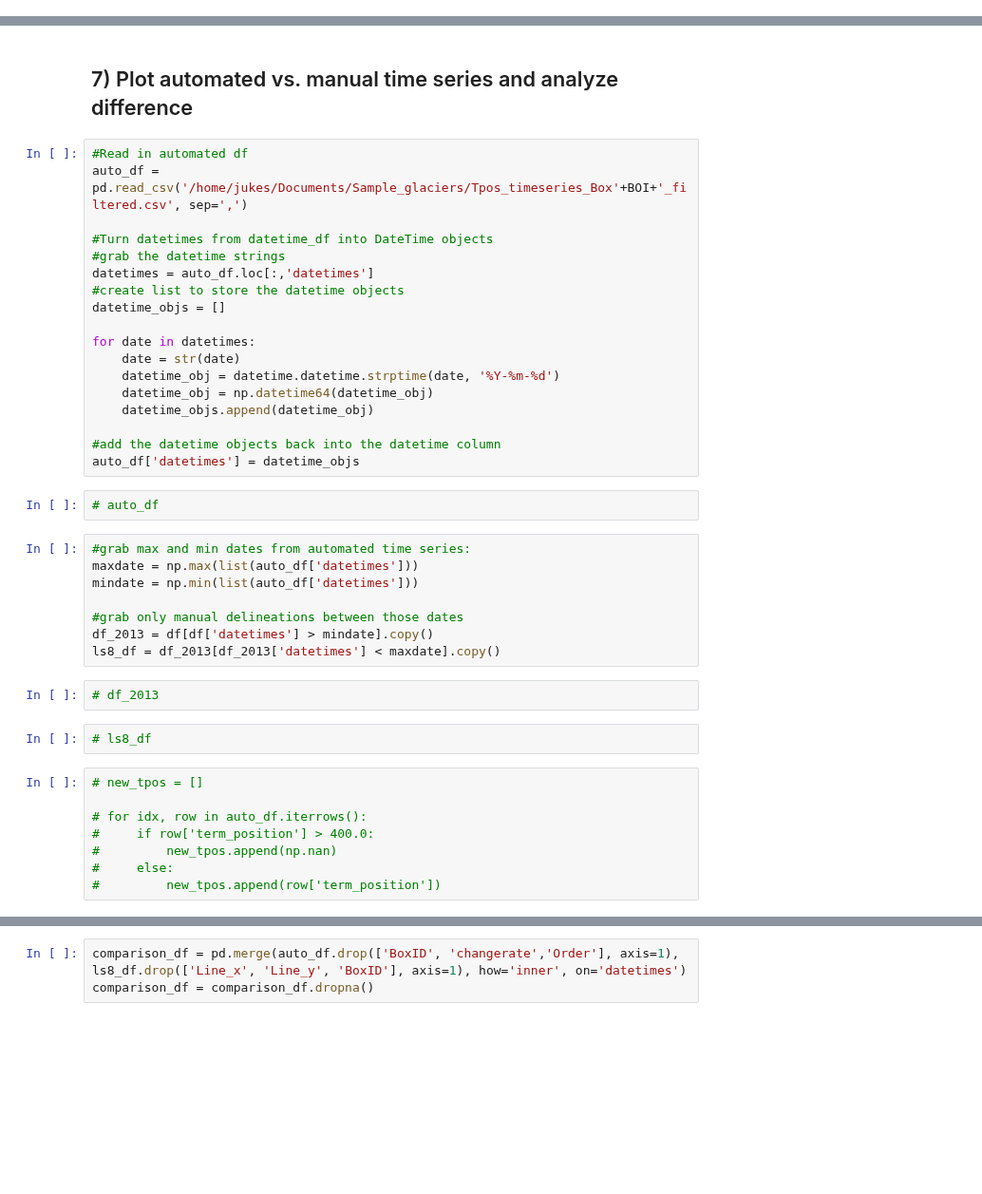
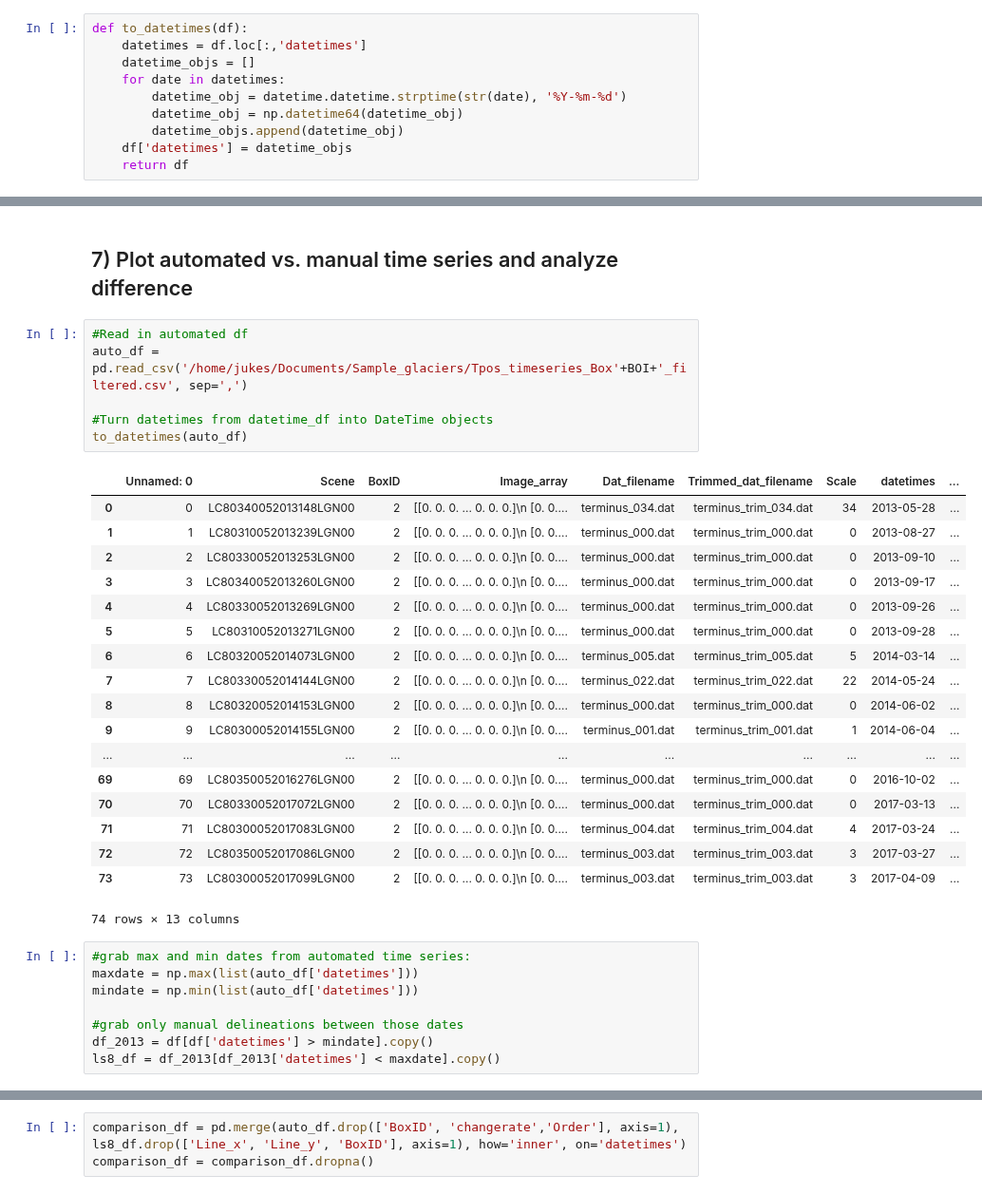
Before and after one commit to jukesliu/automated-glacier-terminus, a Jupyter notebook: Manual_delineations.ipynb, the cells around one changed output, grey strips where cells are left out. Shown at 95% size. Cells and saved outputs as stored; diff of their text form; blank space fills up the shorter version.

```diff
--- a/Manual_delineations.ipynb
+++ b/Manual_delineations.ipynb
@@ -45,6 +48,16 @@ def within(value, setval, interval):
 def distance(x1, y1, x2, y2):
     dist = math.sqrt(((x2-x1)**2)+((y2-y1)**2))
     return dist
+# %%
+def to_datetimes(df):
+    datetimes = df.loc[:,'datetimes']
+    datetime_objs = []
+    for date in datetimes:
+        datetime_obj = datetime.datetime.strptime(str(date), '%Y-%m-%d')
+        datetime_obj = np.datetime64(datetime_obj)
+        datetime_objs.append(datetime_obj)
+    df['datetimes'] = datetime_objs
+    return df
 # %% [markdown]
 ## 1) Reproject manual delineation shapefiles into Greenland Polar Stereo and grab BoxIDs
 
@@ -750,23 +639,28 @@ plt.show()
 # %%
 #Read in automated df
 auto_df = pd.read_csv('/home/jukes/Documents/Sample_glaciers/Tpos_timeseries_Box'+BOI+'_filtered.csv', sep=',')
 
 #Turn datetimes from datetime_df into DateTime objects
-#grab the datetime strings
-datetimes = auto_df.loc[:,'datetimes']
-#create list to store the datetime objects
-datetime_objs = []
-
-for date in datetimes:
-    date = str(date)
-    datetime_obj = datetime.datetime.strptime(date, '%Y-%m-%d')
-    datetime_obj = np.datetime64(datetime_obj)
-    datetime_objs.append(datetime_obj)
-
-#add the datetime objects back into the datetime column
-auto_df['datetimes'] = datetime_objs
+to_datetimes(auto_df)
+# %% [output]
+|  | Unnamed: 0 | Scene | BoxID | Image_array | Dat_filename | Trimmed_dat_filename | Scale | datetimes | ... |
+| 0 | 0 | LC80340052013148LGN00 | 2 | [[0. 0. 0. ... 0. 0. 0.]\n [0. 0.... | terminus_034.dat | terminus_trim_034.dat | 34 | 2013-05-28 | ... |
+| 1 | 1 | LC80310052013239LGN00 | 2 | [[0. 0. 0. ... 0. 0. 0.]\n [0. 0.... | terminus_000.dat | terminus_trim_000.dat | 0 | 2013-08-27 | ... |
+| 2 | 2 | LC80330052013253LGN00 | 2 | [[0. 0. 0. ... 0. 0. 0.]\n [0. 0.... | terminus_000.dat | terminus_trim_000.dat | 0 | 2013-09-10 | ... |
+| 3 | 3 | LC80340052013260LGN00 | 2 | [[0. 0. 0. ... 0. 0. 0.]\n [0. 0.... | terminus_000.dat | terminus_trim_000.dat | 0 | 2013-09-17 | ... |
+| 4 | 4 | LC80330052013269LGN00 | 2 | [[0. 0. 0. ... 0. 0. 0.]\n [0. 0.... | terminus_000.dat | terminus_trim_000.dat | 0 | 2013-09-26 | ... |
+| 5 | 5 | LC80310052013271LGN00 | 2 | [[0. 0. 0. ... 0. 0. 0.]\n [0. 0.... | terminus_000.dat | terminus_trim_000.dat | 0 | 2013-09-28 | ... |
+| 6 | 6 | LC80320052014073LGN00 | 2 | [[0. 0. 0. ... 0. 0. 0.]\n [0. 0.... | terminus_005.dat | terminus_trim_005.dat | 5 | 2014-03-14 | ... |
+| 7 | 7 | LC80330052014144LGN00 | 2 | [[0. 0. 0. ... 0. 0. 0.]\n [0. 0.... | terminus_022.dat | terminus_trim_022.dat | 22 | 2014-05-24 | ... |
+| 8 | 8 | LC80320052014153LGN00 | 2 | [[0. 0. 0. ... 0. 0. 0.]\n [0. 0.... | terminus_000.dat | terminus_trim_000.dat | 0 | 2014-06-02 | ... |
+| 9 | 9 | LC80300052014155LGN00 | 2 | [[0. 0. 0. ... 0. 0. 0.]\n [0. 0.... | terminus_001.dat | terminus_trim_001.dat | 1 | 2014-06-04 | ... |
+| ... | ... | ... | ... | ... | ... | ... | ... | ... | ... |
+| 69 | 69 | LC80350052016276LGN00 | 2 | [[0. 0. 0. ... 0. 0. 0.]\n [0. 0.... | terminus_000.dat | terminus_trim_000.dat | 0 | 2016-10-02 | ... |
+| 70 | 70 | LC80330052017072LGN00 | 2 | [[0. 0. 0. ... 0. 0. 0.]\n [0. 0.... | terminus_000.dat | terminus_trim_000.dat | 0 | 2017-03-13 | ... |
+| 71 | 71 | LC80300052017083LGN00 | 2 | [[0. 0. 0. ... 0. 0. 0.]\n [0. 0.... | terminus_004.dat | terminus_trim_004.dat | 4 | 2017-03-24 | ... |
+| 72 | 72 | LC80350052017086LGN00 | 2 | [[0. 0. 0. ... 0. 0. 0.]\n [0. 0.... | terminus_003.dat | terminus_trim_003.dat | 3 | 2017-03-27 | ... |
+| 73 | 73 | LC80300052017099LGN00 | 2 | [[0. 0. 0. ... 0. 0. 0.]\n [0. 0.... | terminus_003.dat | terminus_trim_003.dat | 3 | 2017-04-09 | ... |
+74 rows × 13 columns
-# %%
-# auto_df
 # %%
 #grab max and min dates from automated time series:
 maxdate = np.max(list(auto_df['datetimes']))
@@ -775,15 +669,3 @@ mindate = np.min(list(auto_df['datetimes']))
 #grab only manual delineations between those dates
 df_2013 = df[df['datetimes'] > mindate].copy()
 ls8_df = df_2013[df_2013['datetimes'] < maxdate].copy()
-# %%
-# df_2013
-# %%
-# ls8_df
-# %%
-# new_tpos = []
-
-# for idx, row in auto_df.iterrows():
-#     if row['term_position'] > 400.0:
-#         new_tpos.append(np.nan)
-#     else:
-#         new_tpos.append(row['term_position'])
```
Also changed, not shown: parts of 34 cells of this notebook, 2 other files.
